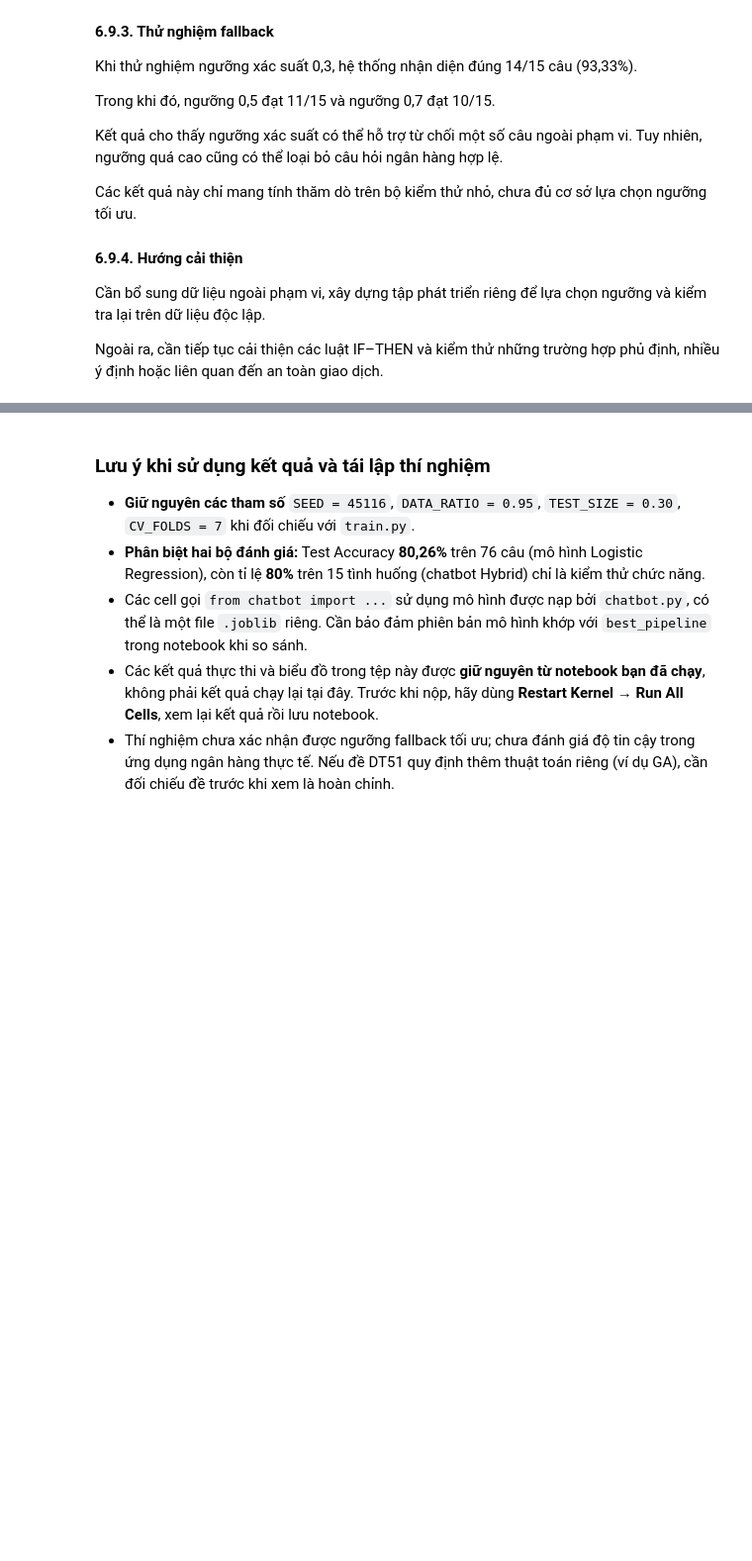
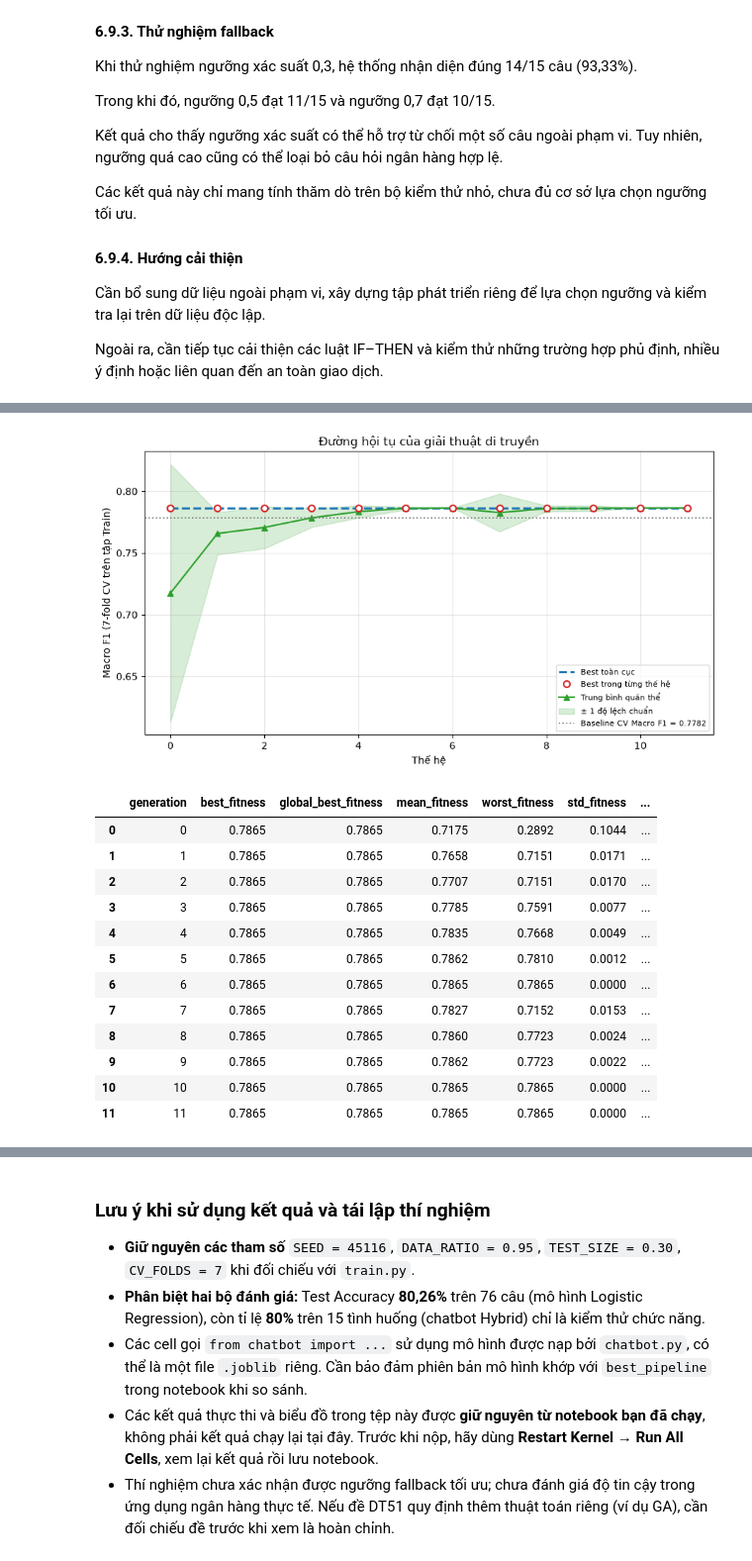
Before and after one commit to NAUTH05/Bank_AI_Assistant, a Jupyter notebook: DT51.ipynb, the cells around one changed output, grey strips where cells are left out. Shown at 99% size. Saved outputs shown, nothing was run; the diff lists cells and outputs as text; code cells hidden in the pictures; blank space fills up the shorter version.

```diff
--- a/DT51.ipynb
+++ b/DT51.ipynb
@@ -1039,0 +1285,11 @@ Ngoài ra, cần tiếp tục cải thiện các luật IF–THEN và kiểm th
+# %%
+# Chạy GA thật (đánh giá fitness bằng 7-fold CV trên tập Train)
+algorithm = ga.GeneticAlgorithm(config, evaluator)
+ket_qua = algorithm.run()
+
+print("\nSố thế hệ đã chạy:", ket_qua.generations_run)
+print("Lý do dừng:", ket_qua.stopping_reason)
+print("Số cấu hình duy nhất đã đánh giá:", ket_qua.n_unique_evaluations)
+print("Tổng số lượt đánh giá:", ket_qua.n_total_evaluations)
+print(f"Tổng thời gian GA: {ket_qua.total_time_s:.2f} giây")
+print("Nhiễm sắc thể tốt nhất:", ga.chromosome_key(ket_qua.best_chromosome))
@@ -1039,0 +1320,47 @@ Ngoài ra, cần tiếp tục cải thiện các luật IF–THEN và kiểm th
+# %%
+# Vẽ biểu đồ hội tụ trực tiếp từ lịch sử GA
+import matplotlib.pyplot as plt
+lich_su = ket_qua.history_frame()
+
+fig, ax = plt.subplots(figsize=(9, 5))
+the_he = lich_su["generation"].to_numpy()
+
+ax.plot(the_he, lich_su["global_best_fitness"], linestyle="--", linewidth=2.2,
+        color="#1f77b4", label="Best toàn cục", zorder=2)
+ax.plot(the_he, lich_su["best_fitness"], linestyle="none", marker="o", markersize=6.5,
+        markerfacecolor="white", markeredgewidth=1.6, color="#d62728",
+        label="Best trong từng thế hệ", zorder=3)
+ax.plot(the_he, lich_su["mean_fitness"], marker="^", linewidth=1.6,
+        color="#2ca02c", label="Trung bình quần thể")
+ax.fill_between(the_he,
+                lich_su["mean_fitness"] - lich_su["std_fitness"],
+                lich_su["mean_fitness"] + lich_su["std_fitness"],
+                alpha=0.18, color="#2ca02c", label="± 1 độ lệch chuẩn")
+ax.axhline(baseline_record.mean_f1, color="gray", linestyle=":", linewidth=1.4,
+           label=f"Baseline CV Macro F1 = {baseline_record.mean_f1:.4f}")
+
+ax.set_xlabel("Thế hệ")
+ax.set_ylabel("Macro F1 (7-fold CV trên tập Train)")
+ax.set_title("Đường hội tụ của giải thuật di truyền")
+ax.grid(alpha=0.3)
+ax.legend(fontsize=8, loc="lower right")
+plt.tight_layout()
+plt.show()
+
+display(lich_su[["generation", "best_fitness", "global_best_fitness", "mean_fitness",
+                 "worst_fitness", "std_fitness", "n_unique_configs"]].round(4))
+# %% [output]
+[figure, added]
+|  | generation | best_fitness | global_best_fitness | mean_fitness | worst_fitness | std_fitness | ... |
+| 0 | 0 | 0.7865 | 0.7865 | 0.7175 | 0.2892 | 0.1044 | ... |
+| 1 | 1 | 0.7865 | 0.7865 | 0.7658 | 0.7151 | 0.0171 | ... |
+| 2 | 2 | 0.7865 | 0.7865 | 0.7707 | 0.7151 | 0.0170 | ... |
+| 3 | 3 | 0.7865 | 0.7865 | 0.7785 | 0.7591 | 0.0077 | ... |
+| 4 | 4 | 0.7865 | 0.7865 | 0.7835 | 0.7668 | 0.0049 | ... |
+| 5 | 5 | 0.7865 | 0.7865 | 0.7862 | 0.7810 | 0.0012 | ... |
+| 6 | 6 | 0.7865 | 0.7865 | 0.7865 | 0.7865 | 0.0000 | ... |
+| 7 | 7 | 0.7865 | 0.7865 | 0.7827 | 0.7152 | 0.0153 | ... |
+| 8 | 8 | 0.7865 | 0.7865 | 0.7860 | 0.7723 | 0.0024 | ... |
+| 9 | 9 | 0.7865 | 0.7865 | 0.7862 | 0.7723 | 0.0022 | ... |
+| 10 | 10 | 0.7865 | 0.7865 | 0.7865 | 0.7865 | 0.0000 | ... |
+| 11 | 11 | 0.7865 | 0.7865 | 0.7865 | 0.7865 | 0.0000 | ... |
```
Also changed, not shown: parts of 30 cells of this notebook, 21 other files.
